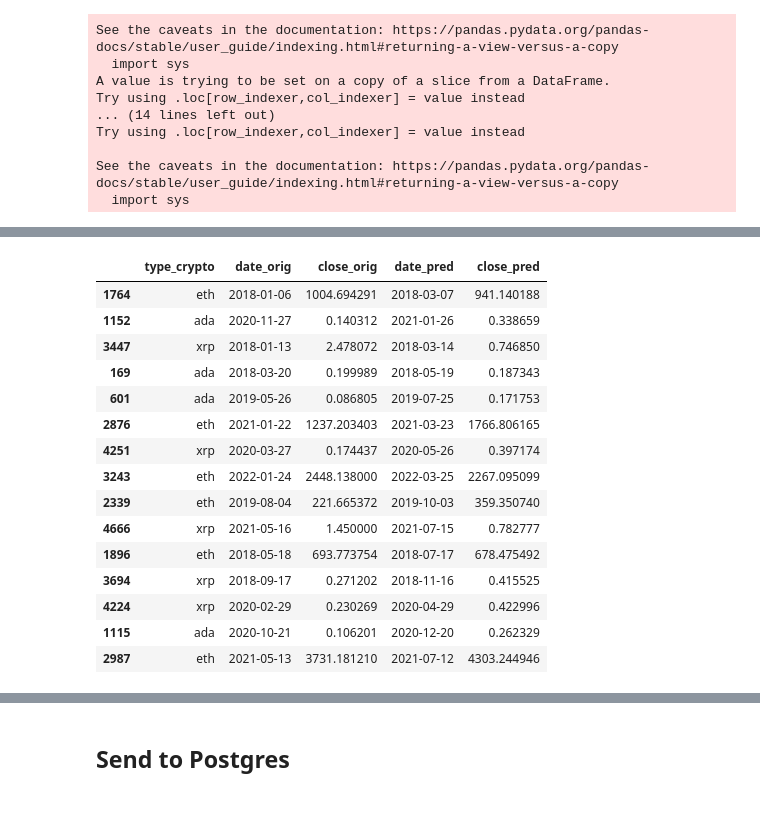
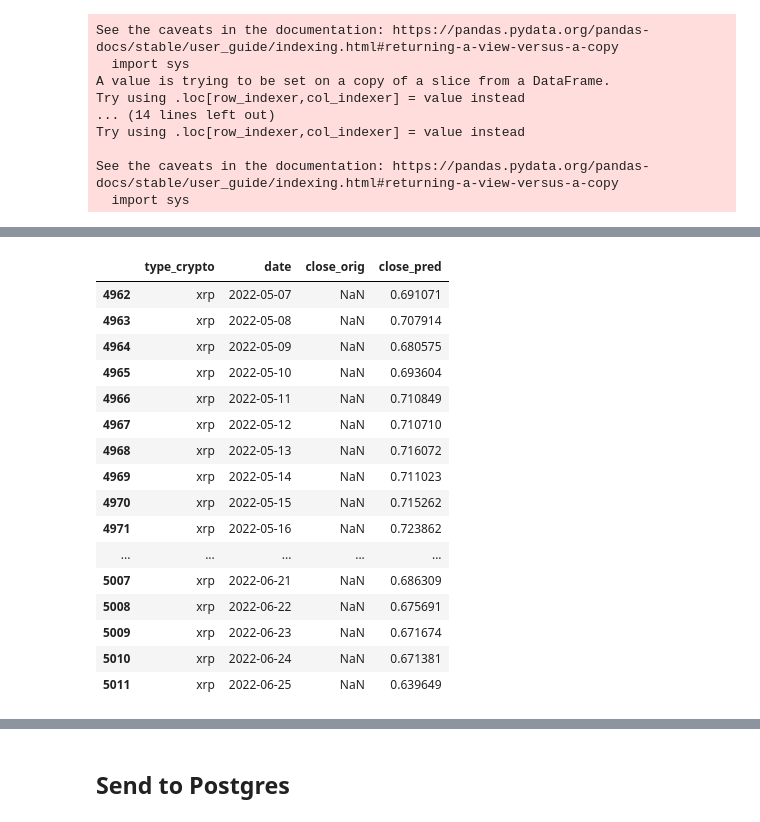
Before and after one commit to chabrian/crypto-predictor-model, a Jupyter notebook: MachineLearning/SupervisedModelCombined.ipynb, the cells around one changed output, grey strips where cells are left out. Cells and saved outputs as stored; diff of their text form; code cells hidden in the pictures.

Commit message:
adding updated output tables

```diff
--- a/MachineLearning/SupervisedModelCombined.ipynb
+++ b/MachineLearning/SupervisedModelCombined.ipynb
@@ -138,7 +138,13 @@ def pricepredict(df, dt):
     predict_df['date_pred'] = df_clean['date_pred']
     predict_df['close_pred'] = close_pred_df['close_']
 
-    return clean_df, predict_df
+    # reconfiguring output dataframe
+    predict_df_copy = predict_df.copy()
+    predict_clean_df = predict_df.merge(predict_df_copy, how='left', left_on='date_pred', right_on='date_orig', suffixes=(None, '_copy'))
+    predict_clean_df = predict_clean_df[['type_crypto','date_pred','close_orig_copy','close_pred']]
+    predict_clean_df = predict_clean_df.rename(columns={'date_pred':'date','close_orig_copy':'close_orig'})
+
+    return clean_df, predict_clean_df
 # %%
 #initial output tables
 clean_df_60_day = pd.DataFrame()
@@ -199,22 +207,23 @@ clean_df_60_day.sample(15)
 # %%
-predict_df_60_day.sample(15)
+predict_df_60_day.tail(50)
 # %% [output]
-|  | type_crypto | date_orig | close_orig | date_pred | close_pred |
-| 1764 | eth | 2018-01-06 | 1004.694291 | 2018-03-07 | 941.140188 |
-| 1152 | ada | 2020-11-27 | 0.140312 | 2021-01-26 | 0.338659 |
-| 3447 | xrp | 2018-01-13 | 2.478072 | 2018-03-14 | 0.746850 |
-| 169 | ada | 2018-03-20 | 0.199989 | 2018-05-19 | 0.187343 |
-| 601 | ada | 2019-05-26 | 0.086805 | 2019-07-25 | 0.171753 |
-| 2876 | eth | 2021-01-22 | 1237.203403 | 2021-03-23 | 1766.806165 |
-| 4251 | xrp | 2020-03-27 | 0.174437 | 2020-05-26 | 0.397174 |
-| 3243 | eth | 2022-01-24 | 2448.138000 | 2022-03-25 | 2267.095099 |
-| 2339 | eth | 2019-08-04 | 221.665372 | 2019-10-03 | 359.350740 |
-| 4666 | xrp | 2021-05-16 | 1.450000 | 2021-07-15 | 0.782777 |
-| 1896 | eth | 2018-05-18 | 693.773754 | 2018-07-17 | 678.475492 |
-| 3694 | xrp | 2018-09-17 | 0.271202 | 2018-11-16 | 0.415525 |
-| 4224 | xrp | 2020-02-29 | 0.230269 | 2020-04-29 | 0.422996 |
-| 1115 | ada | 2020-10-21 | 0.106201 | 2020-12-20 | 0.262329 |
-| 2987 | eth | 2021-05-13 | 3731.181210 | 2021-07-12 | 4303.244946 |
+|  | type_crypto | date | close_orig | close_pred |
+| 4962 | xrp | 2022-05-07 | NaN | 0.691071 |
+| 4963 | xrp | 2022-05-08 | NaN | 0.707914 |
+| 4964 | xrp | 2022-05-09 | NaN | 0.680575 |
+| 4965 | xrp | 2022-05-10 | NaN | 0.693604 |
+| 4966 | xrp | 2022-05-11 | NaN | 0.710849 |
+| 4967 | xrp | 2022-05-12 | NaN | 0.710710 |
+| 4968 | xrp | 2022-05-13 | NaN | 0.716072 |
+| 4969 | xrp | 2022-05-14 | NaN | 0.711023 |
+| 4970 | xrp | 2022-05-15 | NaN | 0.715262 |
+| 4971 | xrp | 2022-05-16 | NaN | 0.723862 |
+| ... | ... | ... | ... | ... |
+| 5007 | xrp | 2022-06-21 | NaN | 0.686309 |
+| 5008 | xrp | 2022-06-22 | NaN | 0.675691 |
+| 5009 | xrp | 2022-06-23 | NaN | 0.671674 |
+| 5010 | xrp | 2022-06-24 | NaN | 0.671381 |
+| 5011 | xrp | 2022-06-25 | NaN | 0.639649 |
 # %%
 clean_df_30_day.sample(15)
 # %% [output]
```
Also changed, not shown: parts of 9 cells of this notebook.
